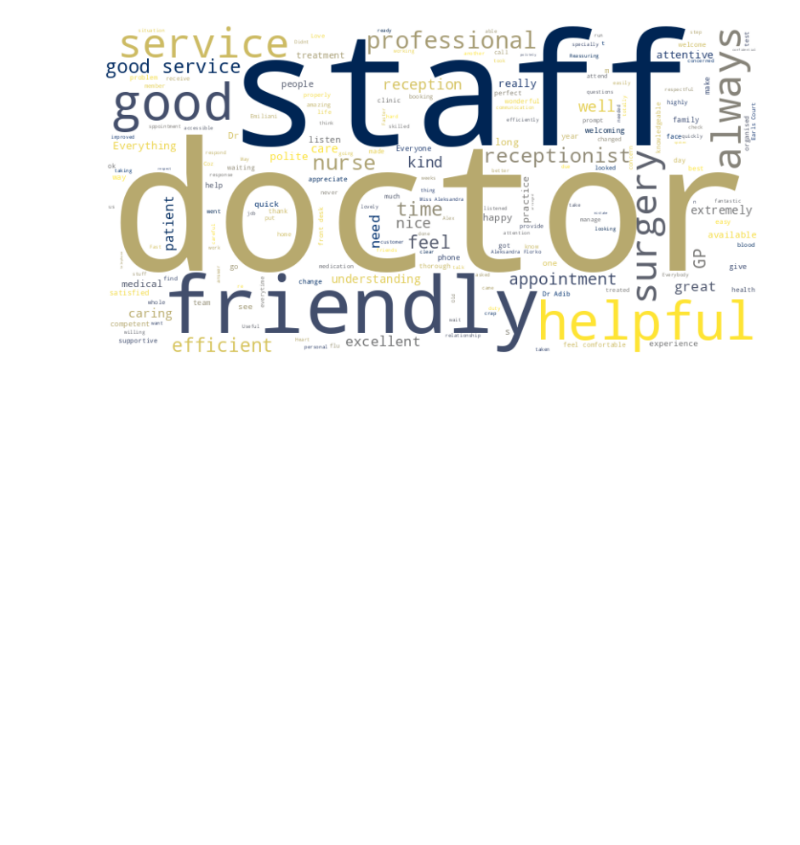
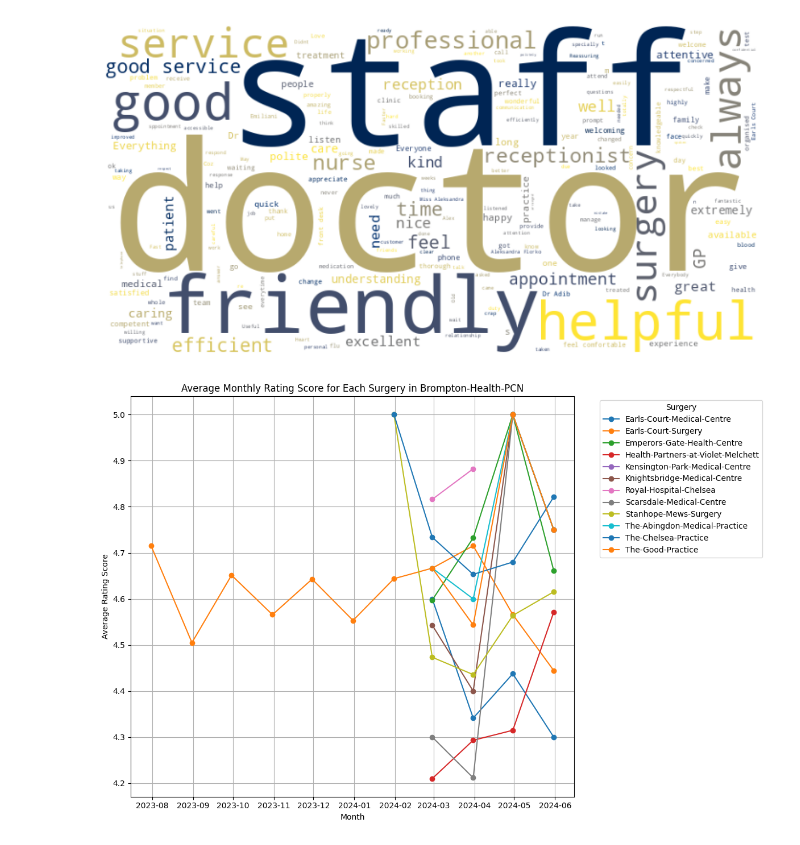
Before and after one commit to janduplessis883/ai-medreview, a Jupyter notebook: notebooks/Exploration - Data Extraction.ipynb, the cells around one changed output. Drawn from its saved outputs; the diff is of its cells as text; code cells hidden in the pictures; blank space fills up the shorter version.

```diff
--- a/notebooks/Exploration - Data Extraction.ipynb
+++ b/notebooks/Exploration - Data Extraction.ipynb
@@ -369,3 +411,30 @@ plt.axis('off')
 plt.show()
 # %% [output]
 [figure]
+# %%
+data= pd.read_csv('../ai_medreview/data/data.csv')
+# Convert 'time' to datetime
+data['time'] = pd.to_datetime(data['time'])
+
+# Filter data for 'Brompton-Health-PCN'
+brompton_health_pcn_data = data[data['pcn'] == 'Brompton-Health-PCN']
+
+# Set the time as index
+brompton_health_pcn_data.set_index('time', inplace=True)
+
+# Resample and calculate the average monthly rating_score for each surgery
+monthly_rating = brompton_health_pcn_data.groupby('surgery').resample('M')['rating_score'].mean().unstack(level=0)
+
+# Plotting
+plt.figure(figsize=(12, 8))
+for column in monthly_rating.columns:
+    plt.plot(monthly_rating.index, monthly_rating[column], marker='o', label=column)
+plt.title('Average Monthly Rating Score for Each Surgery in Brompton-Health-PCN')
+plt.xlabel('Month')
+plt.ylabel('Average Rating Score')
+plt.legend(title='Surgery', bbox_to_anchor=(1.05, 1), loc='upper left')
+plt.grid(True)
+plt.tight_layout()
+plt.show()
+# %% [output]
+[figure, added]
```
Also changed, not shown: parts of 6 cells of this notebook, 5 other files.
